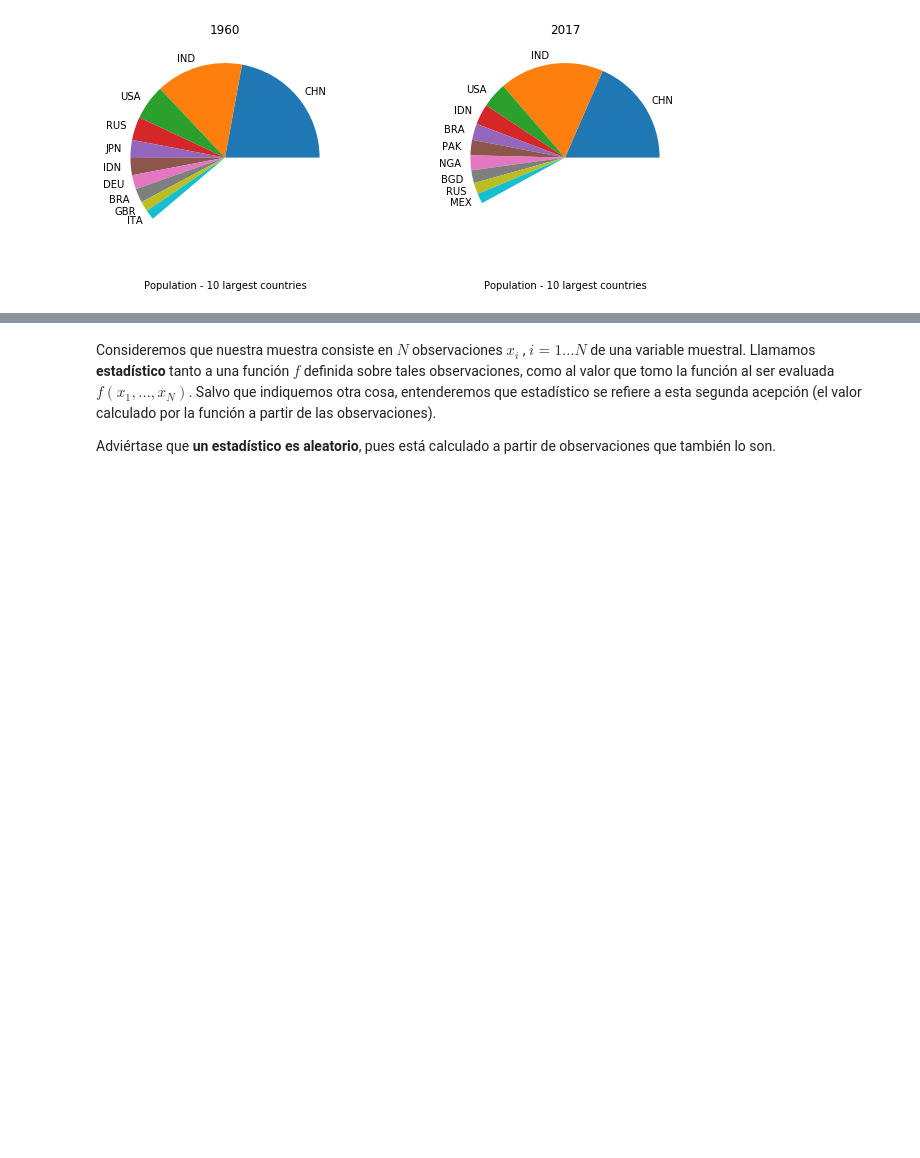
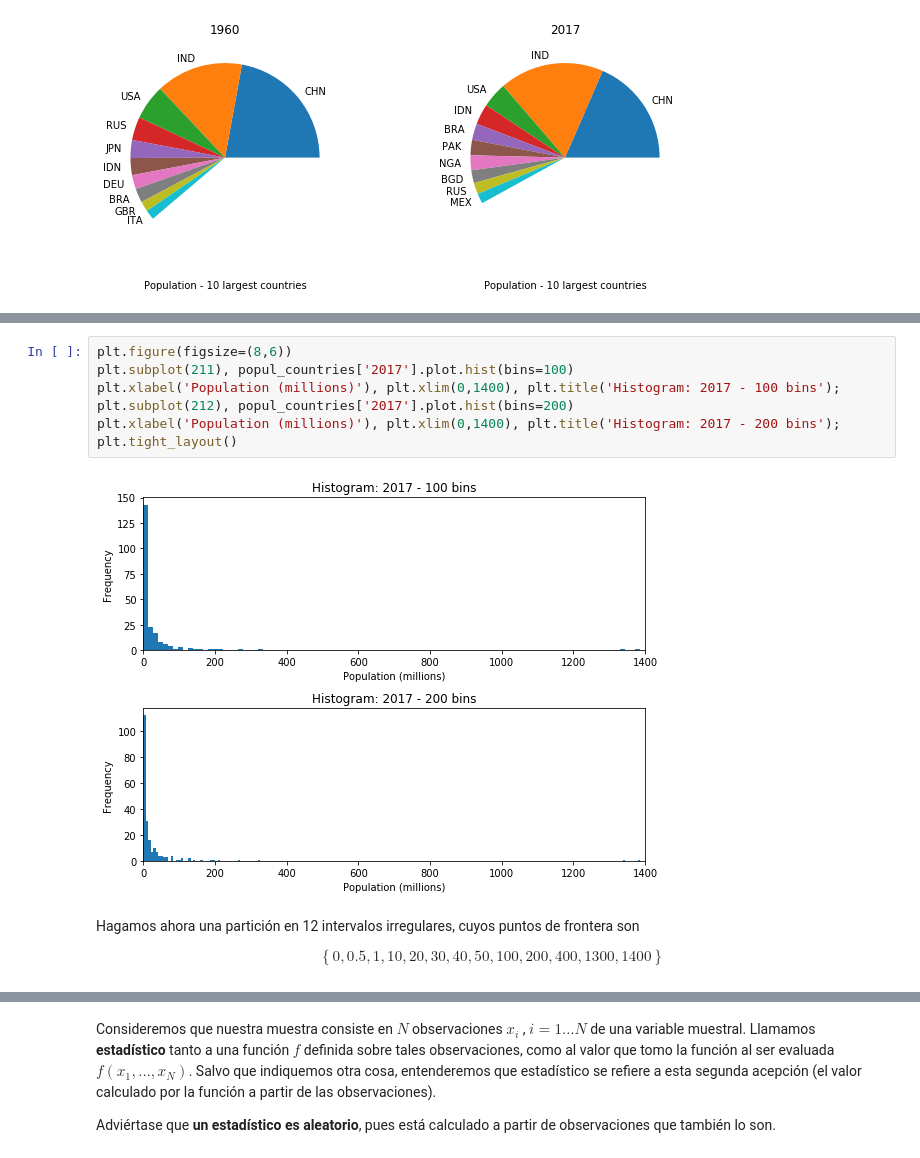
Before and after one commit to jruizalz/EPE-ULPGC, a Jupyter notebook: Bloque_1/1.AnalisisExploratorioDatos.ipynb, the cells around one changed output, grey strips where cells are left out. Cells and saved outputs as stored; diff of their text form; blank space fills up the shorter version.

```diff
--- a/Bloque_1/1.AnalisisExploratorioDatos.ipynb
+++ b/Bloque_1/1.AnalisisExploratorioDatos.ipynb
@@ -393,0 +463,13 @@ plt.tight_layout()
+# %%
+plt.figure(figsize=(8,6))
+plt.subplot(211), popul_countries['2017'].plot.hist(bins=100)
+plt.xlabel('Population (millions)'), plt.xlim(0,1400), plt.title('Histogram: 2017 - 100 bins');
+plt.subplot(212), popul_countries['2017'].plot.hist(bins=200)
+plt.xlabel('Population (millions)'), plt.xlim(0,1400), plt.title('Histogram: 2017 - 200 bins');
+plt.tight_layout()
+# %% [output]
+[figure, added]
+# %% [markdown]
+Hagamos ahora una partición en 12 intervalos irregulares, cuyos puntos de frontera son
+
+$$\left\{0, 0.5, 1, 10, 20, 30, 40, 50, 100, 200, 400, 1300, 1400\right\}$$
```
Also changed, not shown: parts of 34 cells of this notebook, 1 other file.
